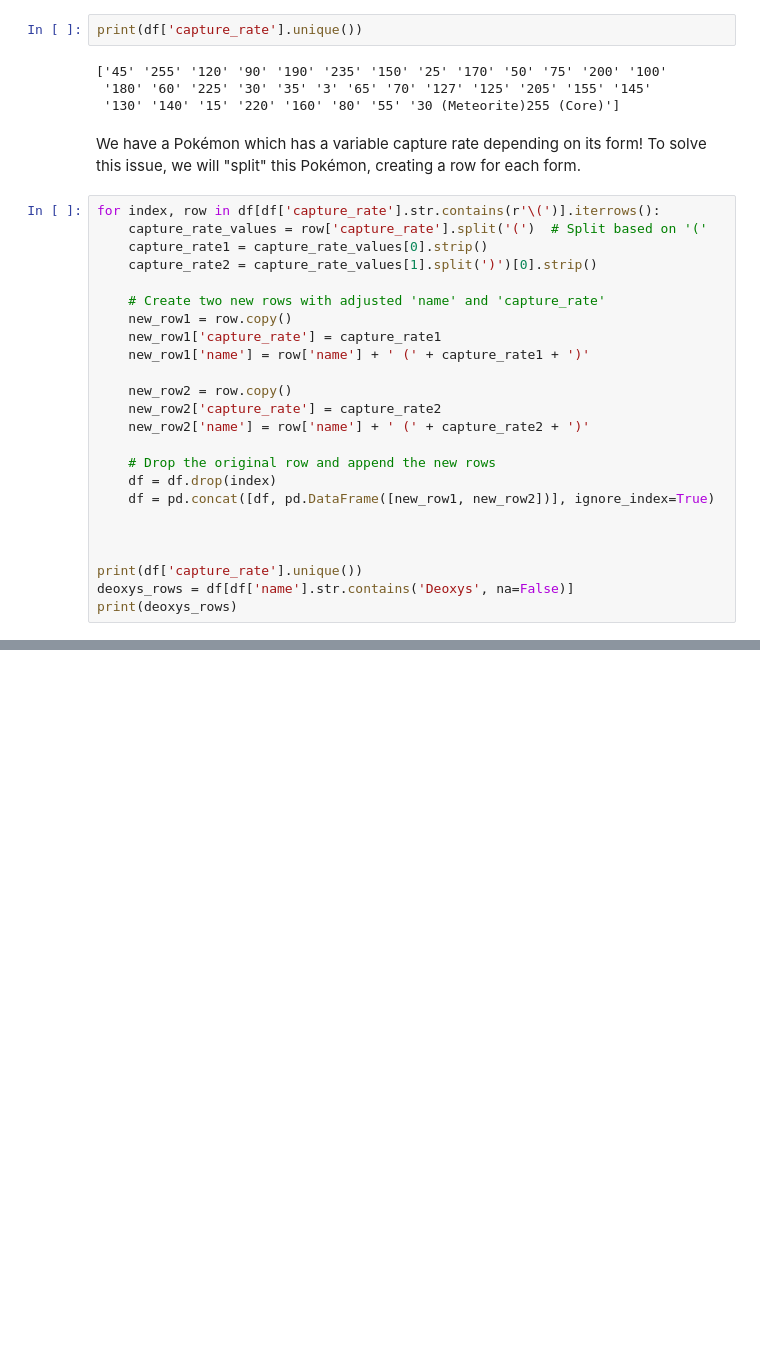
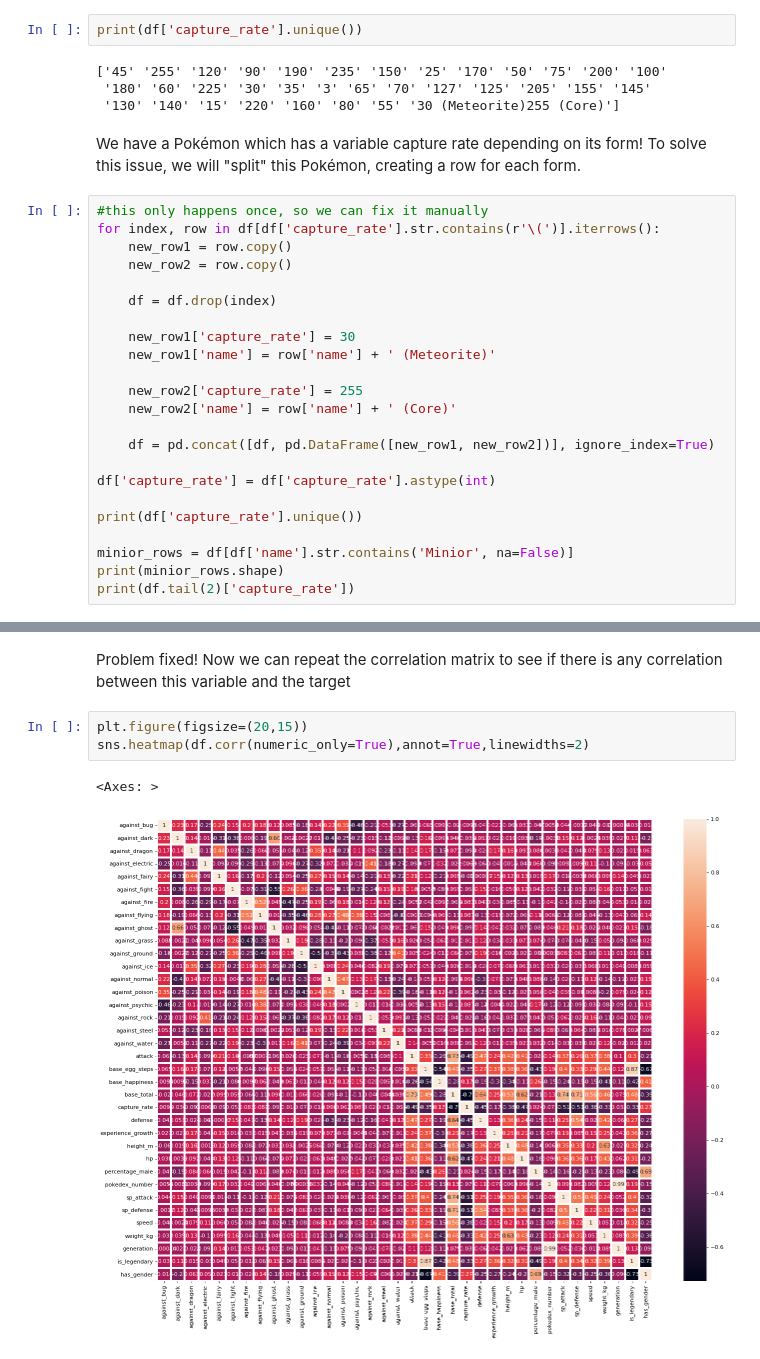
Before and after one commit to LevonKG/Kaggle-case-The-pokemon-dataset, a Jupyter notebook: kaggle.ipynb, the cells around one changed output, grey strips where cells are left out. Cells and saved outputs as stored; diff of their text form; blank space fills up the shorter version.

```diff
--- a/kaggle.ipynb
+++ b/kaggle.ipynb
@@ -229,27 +240,26 @@ print(df['capture_rate'].unique())
 # %% [markdown]
 We have a Pokémon which has a variable capture rate depending on its form! To solve this issue, we will "split" this Pokémon, creating a row for each form.
 # %%
+#this only happens once, so we can fix it manually
 for index, row in df[df['capture_rate'].str.contains(r'\(')].iterrows():
-    capture_rate_values = row['capture_rate'].split('(')  # Split based on '('
-    capture_rate1 = capture_rate_values[0].strip()
-    capture_rate2 = capture_rate_values[1].split(')')[0].strip()
+    new_row1 = row.copy()
+    new_row2 = row.copy()
 
-    # Create two new rows with adjusted 'name' and 'capture_rate'
-    new_row1 = row.copy()
-    new_row1['capture_rate'] = capture_rate1
-    new_row1['name'] = row['name'] + ' (' + capture_rate1 + ')'
+    df = df.drop(index)
 
-    new_row2 = row.copy()
-    new_row2['capture_rate'] = capture_rate2
-    new_row2['name'] = row['name'] + ' (' + capture_rate2 + ')'
+    new_row1['capture_rate'] = 30
+    new_row1['name'] = row['name'] + ' (Meteorite)'
 
-    # Drop the original row and append the new rows
-    df = df.drop(index)
+    new_row2['capture_rate'] = 255
+    new_row2['name'] = row['name'] + ' (Core)'
+
     df = pd.concat([df, pd.DataFrame([new_row1, new_row2])], ignore_index=True)
 
-
+df['capture_rate'] = df['capture_rate'].astype(int)
 
 print(df['capture_rate'].unique())
-deoxys_rows = df[df['name'].str.contains('Deoxys', na=False)]
-print(deoxys_rows)
+
+minior_rows = df[df['name'].str.contains('Minior', na=False)]
+print(minior_rows.shape)
+print(df.tail(2)['capture_rate'])
 # %% [output]
@@ -256,0 +276,8 @@ KeyboardInterrupt:
+# %% [markdown]
+Problem fixed! Now we can repeat the correlation matrix to see if there is any correlation between this variable and the target
+# %%
+plt.figure(figsize=(20,15))
+sns.heatmap(df.corr(numeric_only=True),annot=True,linewidths=2)
+# %% [output]
+<Axes: >
+[figure, added]
```
Also changed, not shown: parts of 26 cells of this notebook.
